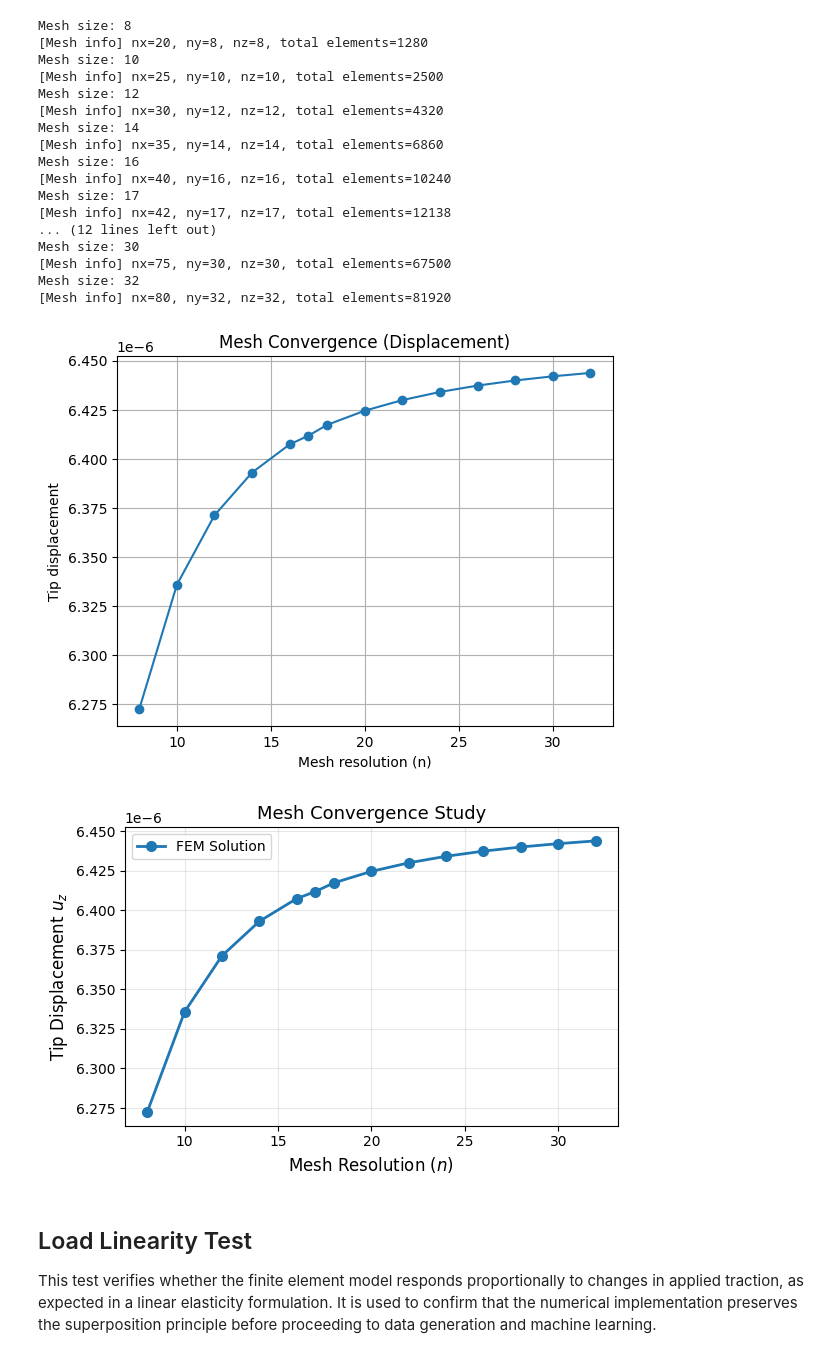
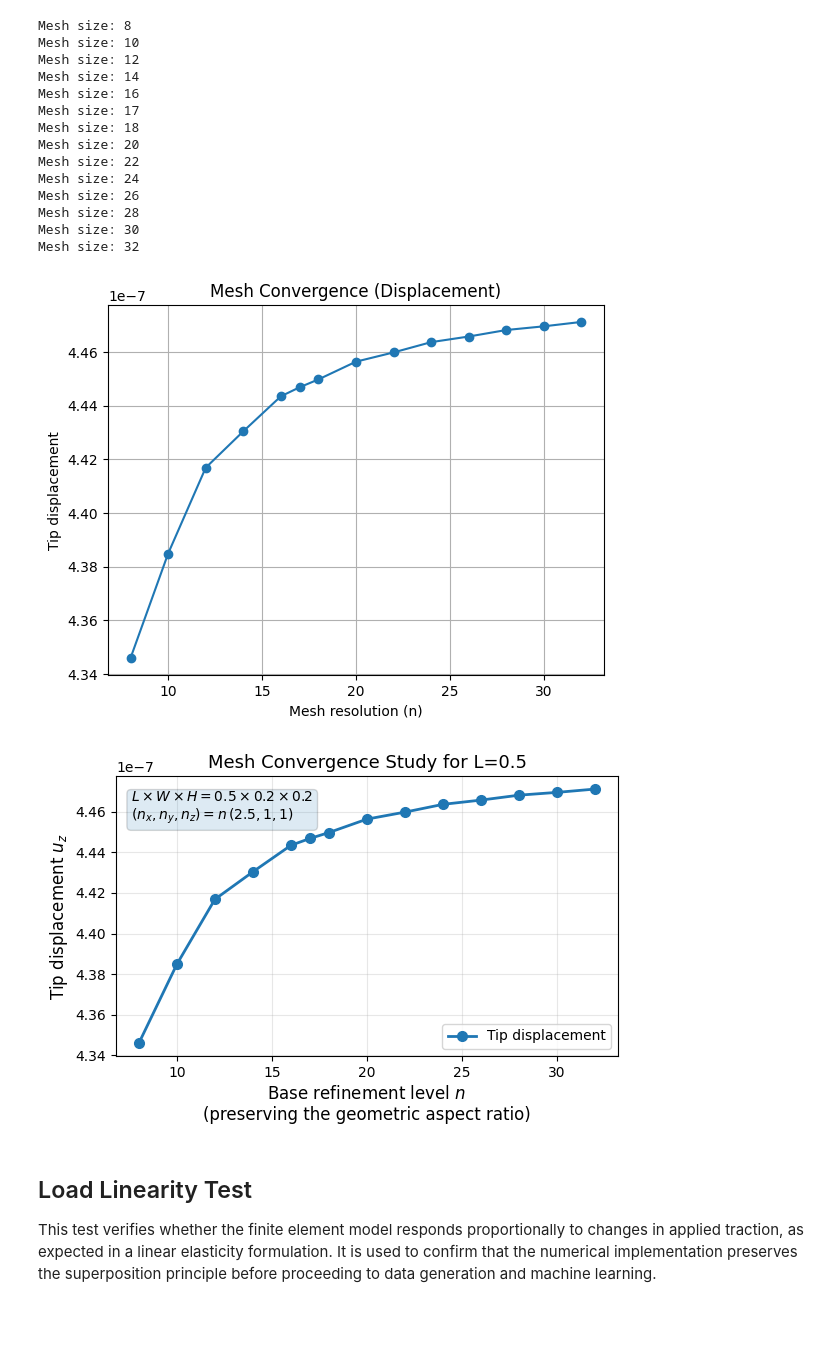
Before and after one commit to adnan-math/beam_fem_ml, a Jupyter notebook: fem_validation.ipynb, the cells around one changed output. Drawn from its saved outputs; the diff is of its cells as text; code cells hidden in the pictures; blank space fills up the shorter version.

```diff
--- a/fem_validation.ipynb
+++ b/fem_validation.ipynb
@@ -63,7 +63,7 @@ for n in mesh_levels:
     print("Mesh size:", n)
 
     # isotropic refinement (recommended)
-    dataset.nx = 2.5*n
+    dataset.nx = int(round((L/0.2)*n))
     dataset.ny = n
     dataset.nz = n
 
@@ -98,56 +98,68 @@ plt.grid()
 plt.show()
 # %% [output]
 Mesh size: 8
-[Mesh info] nx=20, ny=8, nz=8, total elements=1280
 Mesh size: 10
-[Mesh info] nx=25, ny=10, nz=10, total elements=2500
 Mesh size: 12
-[Mesh info] nx=30, ny=12, nz=12, total elements=4320
 Mesh size: 14
-[Mesh info] nx=35, ny=14, nz=14, total elements=6860
 Mesh size: 16
-[Mesh info] nx=40, ny=16, nz=16, total elements=10240
 Mesh size: 17
-[Mesh info] nx=42, ny=17, nz=17, total elements=12138
-... (12 lines left out)
+Mesh size: 18
+Mesh size: 20
+Mesh size: 22
+Mesh size: 24
+Mesh size: 26
+Mesh size: 28
 Mesh size: 30
-[Mesh info] nx=75, ny=30, nz=30, total elements=67500
 Mesh size: 32
-[Mesh info] nx=80, ny=32, nz=32, total elements=81920
-[figure, old version]
+[figure, new version]
 # %%
 import matplotlib.pyplot as plt
 
 plt.figure(figsize=(6,4))
 
 plt.plot(
     mesh_levels,
     tip_disp,
     '-o',
     linewidth=2,
     markersize=7,
-    label='FEM Solution'
+    label='Tip displacement'
 )
 
-plt.xlabel("Mesh Resolution ($n$)", fontsize=12)
-plt.ylabel("Tip Displacement $u_z$", fontsize=12)
+plt.xlabel(
+    "Base refinement level $n$\n"
+    "(preserving the geometric aspect ratio)",
+    fontsize=12
+)
+plt.ylabel(r"Tip displacement $u_z$", fontsize=12)
 
-plt.title("Mesh Convergence Study", fontsize=13)
+plt.title("Mesh Convergence Study for L=0.5", fontsize=13)
+
+# concise methodology annotation
+plt.text(
+    0.03, 0.95,
+    r"$L\times W\times H = 0.5\times0.2\times0.2$" "\n"
+    r"$(n_x,n_y,n_z)=n\,(2.5,1,1)$",
+    transform=plt.gca().transAxes,
+    fontsize=10,
+    verticalalignment='top',
+    bbox=dict(boxstyle="round,pad=0.3", alpha=0.15)
+)
 
 plt.grid(True, alpha=0.3)
 plt.legend()
 
 plt.tight_layout()
 
 plt.savefig(
     "mesh_convergence.png",
     dpi=600,
     bbox_inches="tight"
 )
 
 plt.show()
 # %% [output]
-[figure, old version]
+[figure, new version]
 # %% [markdown]
 ## Load Linearity Test
 
```
Also changed, not shown: parts of 7 cells of this notebook.
